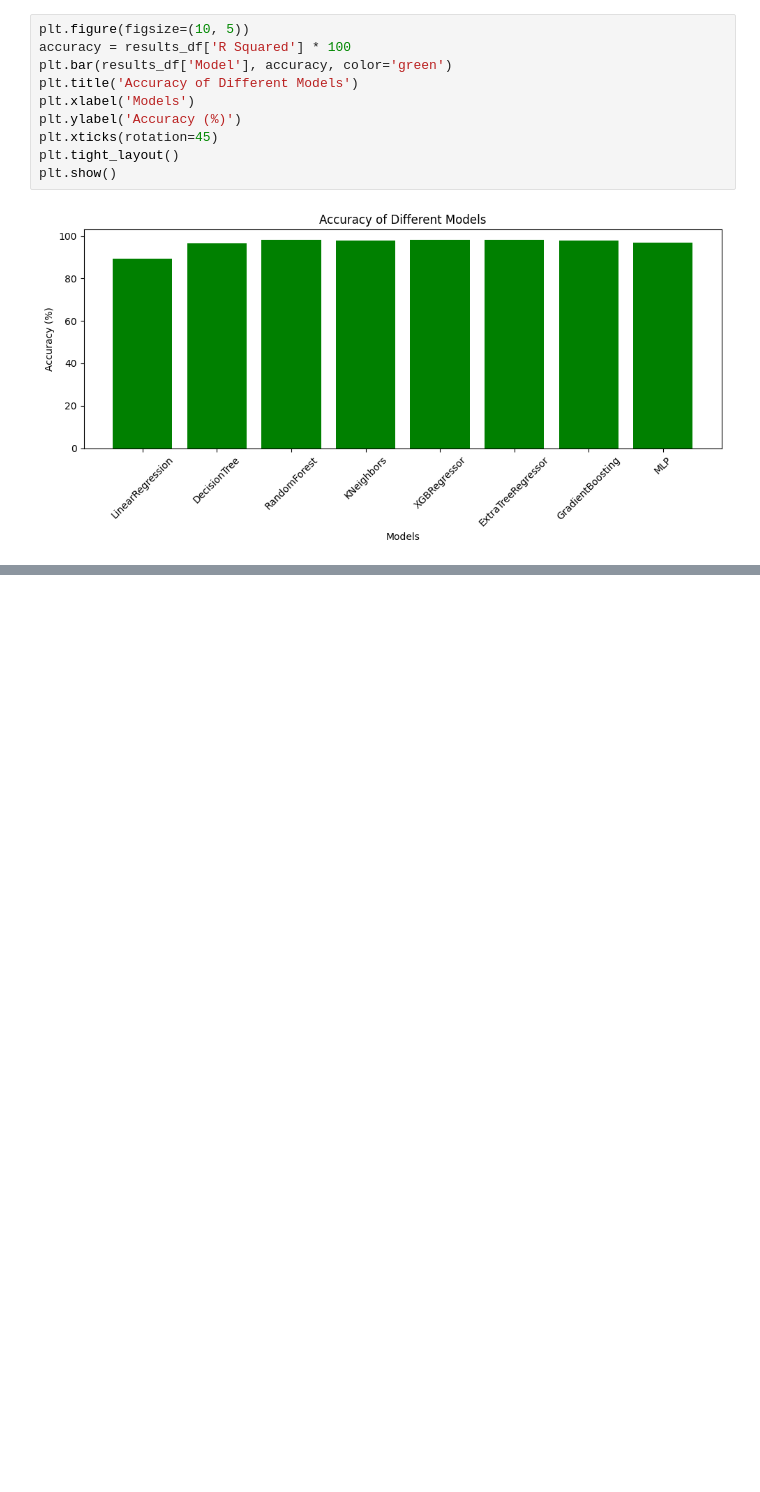
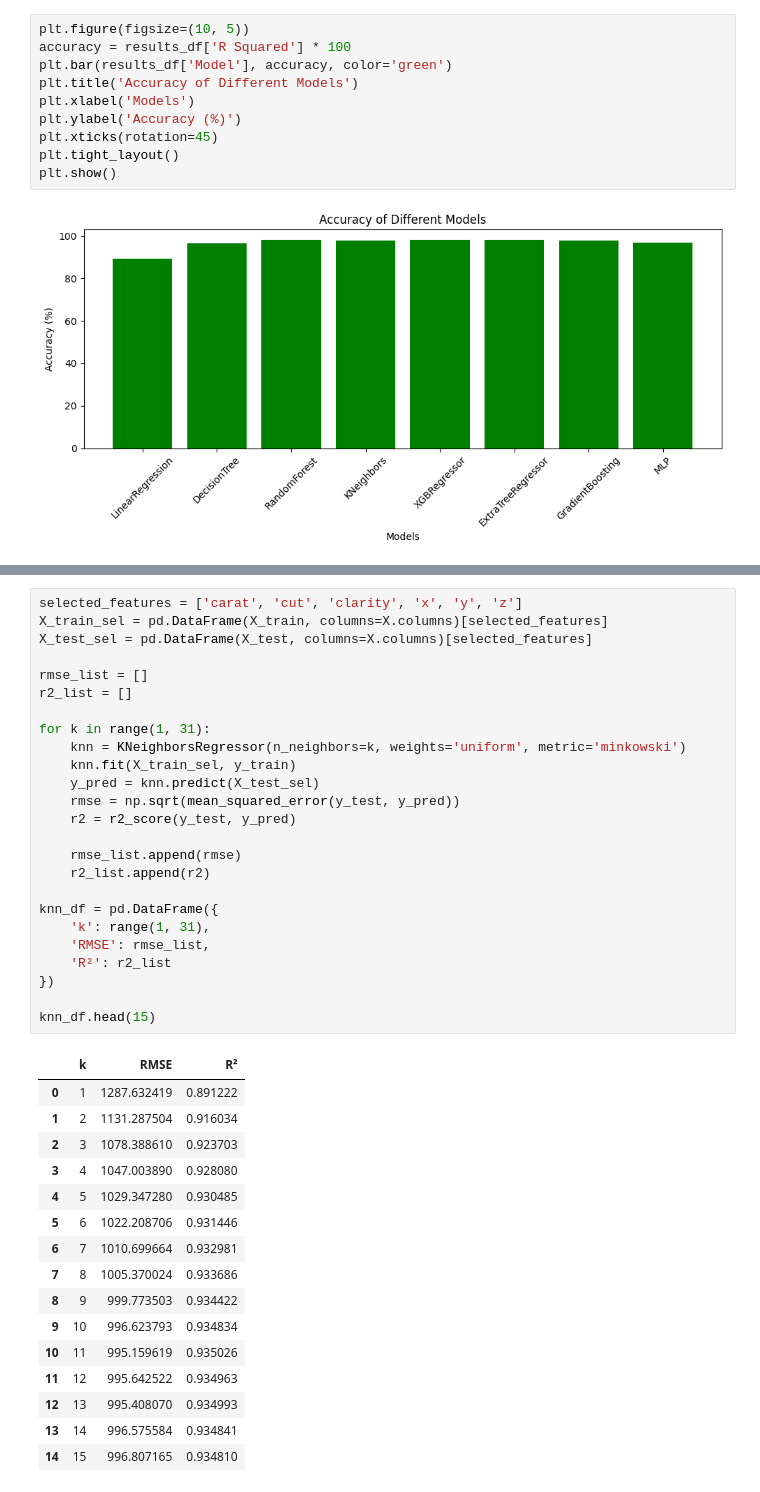
Before and after one commit to u3814520/diamonds, a Jupyter notebook: Diamond_Price_Prediction.ipynb, the cells around one changed output, grey strips where cells are left out. Cells and saved outputs as stored; diff of their text form; blank space fills up the shorter version.

```diff
--- a/Diamond_Price_Prediction.ipynb
+++ b/Diamond_Price_Prediction.ipynb
@@ -361,0 +452,42 @@ plt.show()
+# %%
+selected_features = ['carat', 'cut', 'clarity', 'x', 'y', 'z']
+X_train_sel = pd.DataFrame(X_train, columns=X.columns)[selected_features]
+X_test_sel = pd.DataFrame(X_test, columns=X.columns)[selected_features]
+
+rmse_list = []
+r2_list = []
+
+for k in range(1, 31):
+    knn = KNeighborsRegressor(n_neighbors=k, weights='uniform', metric='minkowski')
+    knn.fit(X_train_sel, y_train)
+    y_pred = knn.predict(X_test_sel)
+    rmse = np.sqrt(mean_squared_error(y_test, y_pred))
+    r2 = r2_score(y_test, y_pred)
+
+    rmse_list.append(rmse)
+    r2_list.append(r2)
+
+knn_df = pd.DataFrame({
+    'k': range(1, 31),
+    'RMSE': rmse_list,
+    'R²': r2_list
+})
+
+knn_df.head(15)
+# %% [output]
+|  | k | RMSE | R² |
+| 0 | 1 | 1287.632419 | 0.891222 |
+| 1 | 2 | 1131.287504 | 0.916034 |
+| 2 | 3 | 1078.388610 | 0.923703 |
+| 3 | 4 | 1047.003890 | 0.928080 |
+| 4 | 5 | 1029.347280 | 0.930485 |
+| 5 | 6 | 1022.208706 | 0.931446 |
+| 6 | 7 | 1010.699664 | 0.932981 |
+| 7 | 8 | 1005.370024 | 0.933686 |
+| 8 | 9 | 999.773503 | 0.934422 |
+| 9 | 10 | 996.623793 | 0.934834 |
+| 10 | 11 | 995.159619 | 0.935026 |
+| 11 | 12 | 995.642522 | 0.934963 |
+| 12 | 13 | 995.408070 | 0.934993 |
+| 13 | 14 | 996.575584 | 0.934841 |
+| 14 | 15 | 996.807165 | 0.934810 |
```
Also changed, not shown: parts of 10 cells of this notebook, 1 other file.
